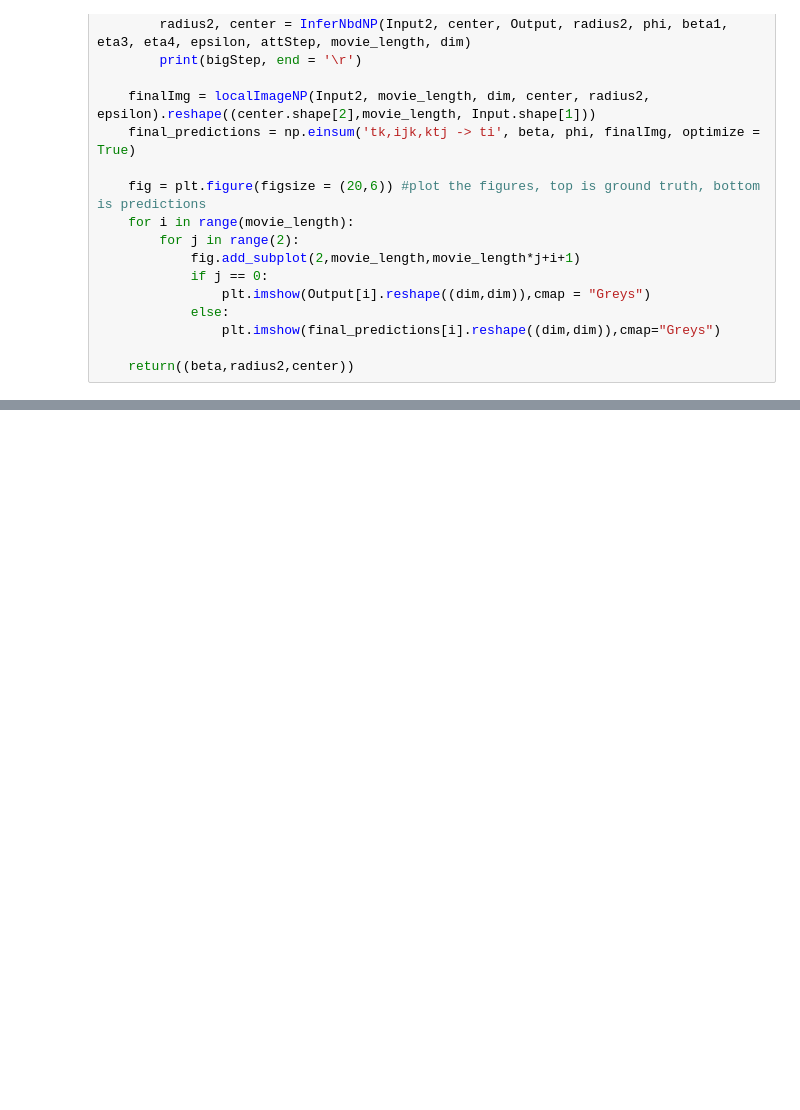
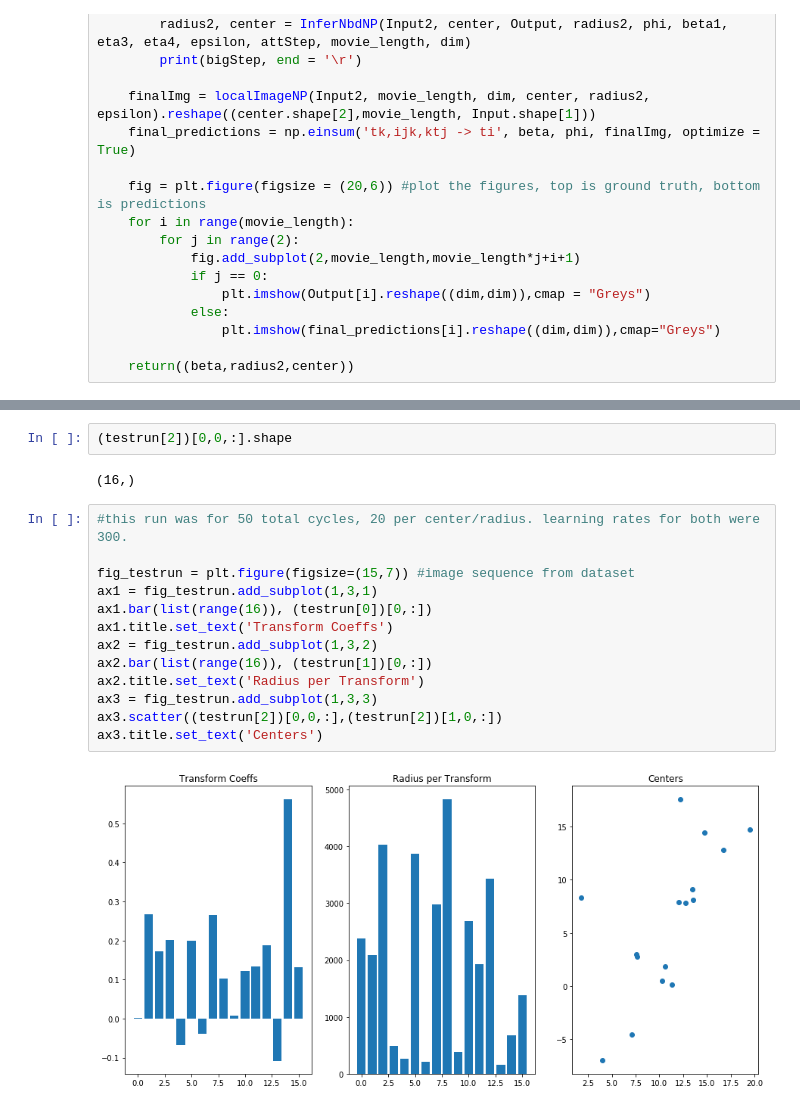
Before and after one commit to shazoop/FormMotion, a Jupyter notebook: Trial2-Tanh-OptEinsum-PyTorchPort-TranslationOnly.ipynb, the cells around one changed output, grey strips where cells are left out. Cells and saved outputs as stored; diff of their text form; blank space fills up the shorter version.

```diff
--- a/Trial2-Tanh-OptEinsum-PyTorchPort-TranslationOnly.ipynb
+++ b/Trial2-Tanh-OptEinsum-PyTorchPort-TranslationOnly.ipynb
@@ -768,0 +750,19 @@ for i in range(movie_length):
+# %%
+(testrun[2])[0,0,:].shape
+# %% [output]
+(16,)
+# %%
+#this run was for 50 total cycles, 20 per center/radius. learning rates for both were 300.
+
+fig_testrun = plt.figure(figsize=(15,7)) #image sequence from dataset
+ax1 = fig_testrun.add_subplot(1,3,1)
+ax1.bar(list(range(16)), (testrun[0])[0,:])
+ax1.title.set_text('Transform Coeffs')
+ax2 = fig_testrun.add_subplot(1,3,2)
+ax2.bar(list(range(16)), (testrun[1])[0,:])
+ax2.title.set_text('Radius per Transform')
+ax3 = fig_testrun.add_subplot(1,3,3)
+ax3.scatter((testrun[2])[0,0,:],(testrun[2])[1,0,:])
+ax3.title.set_text('Centers')
+# %% [output]
+[figure, added]
```
Also changed, not shown: parts of 13 cells of this notebook.
